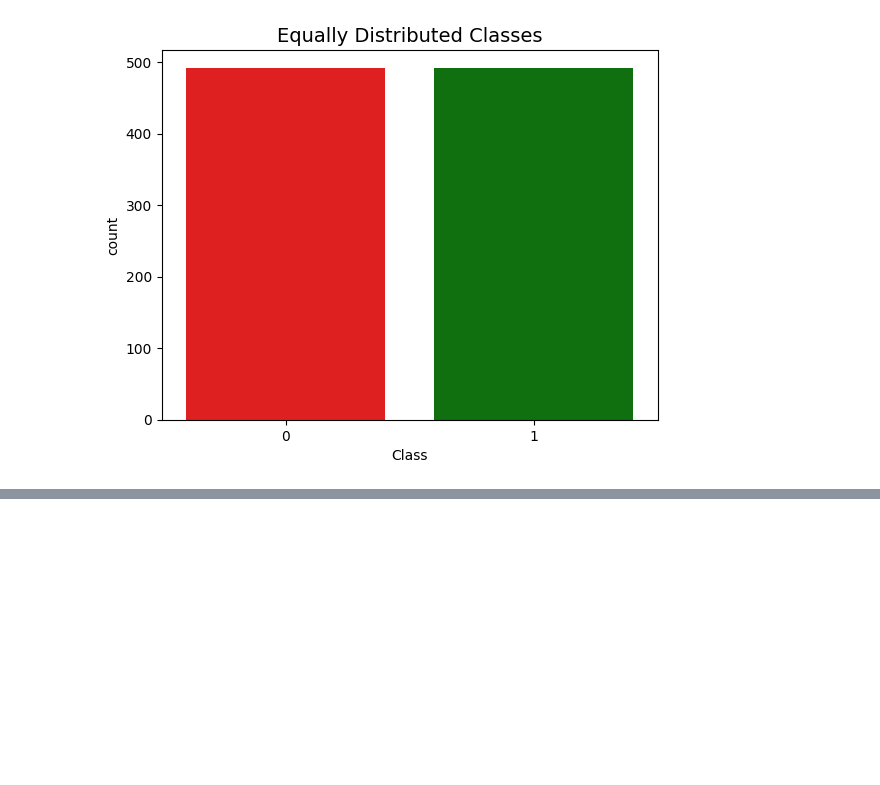
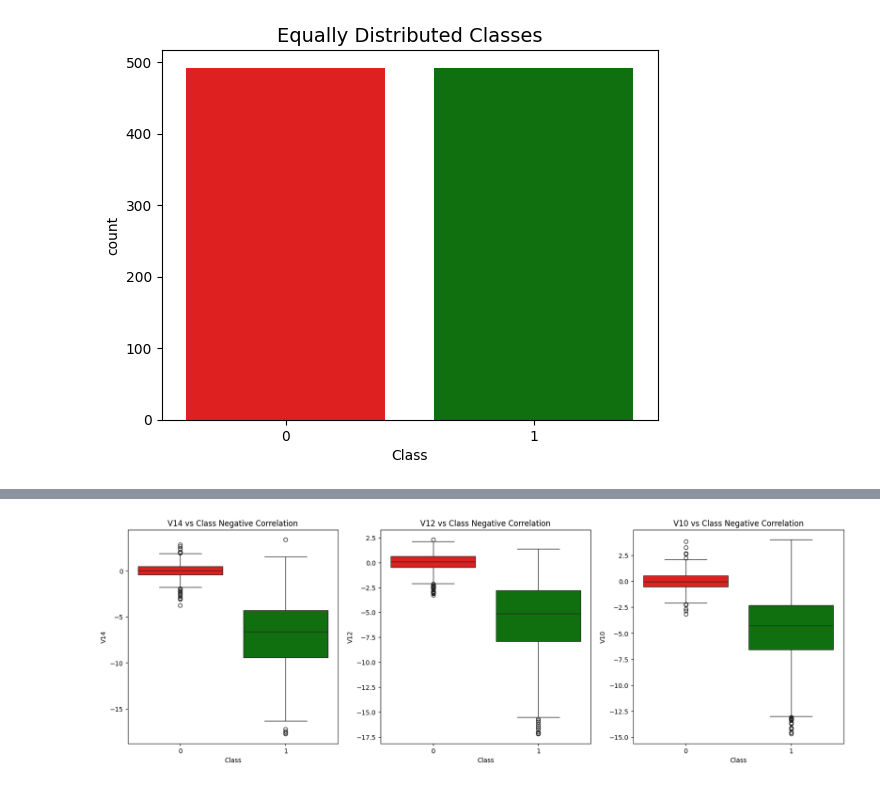
Before and after one commit to harshitaphadtare/credit-fraud, a Jupyter notebook: main.ipynb, the cells around one changed output, grey strips where cells are left out. Cells and saved outputs as stored; diff of their text form; code cells hidden in the pictures; blank space fills up the shorter version.

```diff
--- a/main.ipynb
+++ b/main.ipynb
@@ -204,0 +360,24 @@ plt.show()
+# %%
+#Removing outliers from V10
+v10_fraud = new_df['V10'].loc[new_df['Class'] == 1].values
+
+q25_v10 = np.percentile(v10_fraud,25)
+q75_v10 = np.percentile(v10_fraud,75)
+IQR_v10 = q75_v10 - q25_v10
+
+print("Feature V10 Outliers Removal\n")
+print("Quartile 25: ",q25_v10)
+print("Quartile 75: ",q75_v10)
+print("IQR: ",IQR_v10)
+
+lower_limit_v10 = q25_v10 - (1.5*IQR_v10)
+upper_limit_v10 = q75_v10 + (1.5*IQR_v10)
+
+print("\nLower Limit: ",lower_limit_v10)
+print("Upper Limit: ",upper_limit_v10)
+
+outliers_v10 = [x for x in v10_fraud if x<lower_limit_v10 or x>upper_limit_v10]
+print("\nFeatures V10 Outliers for Fraud Cases: ",outliers_v10)
+
+new_df = new_df.drop(new_df[(new_df['V10'] > upper_limit_v10) | (new_df['V10'] < lower_limit_v10)].index)
+print("\nNumber of Instances after outliers removal: ",len(new_df))
@@ -204,0 +397,16 @@ plt.show()
+# %%
+#Checking Features V14,V12,V10 after dropping outliers
+fig,axes = plt.subplots(ncols=3,figsize=(20,6))
+
+sns.boxplot(x='Class',y='V14',data=new_df,palette=colors,ax=axes[0])
+axes[0].set_title('V14 vs Class Negative Correlation')
+
+sns.boxplot(x='Class',y='V12',data=new_df,palette=colors,ax=axes[1])
+axes[1].set_title('V12 vs Class Negative Correlation')
+
+sns.boxplot(x='Class',y='V10',data=new_df,palette=colors,ax=axes[2])
+axes[2].set_title('V10 vs Class Negative Correlation')
+
+plt.show()
+# %% [output]
+[figure, added]
```
Also changed, not shown: parts of 15 cells of this notebook.
